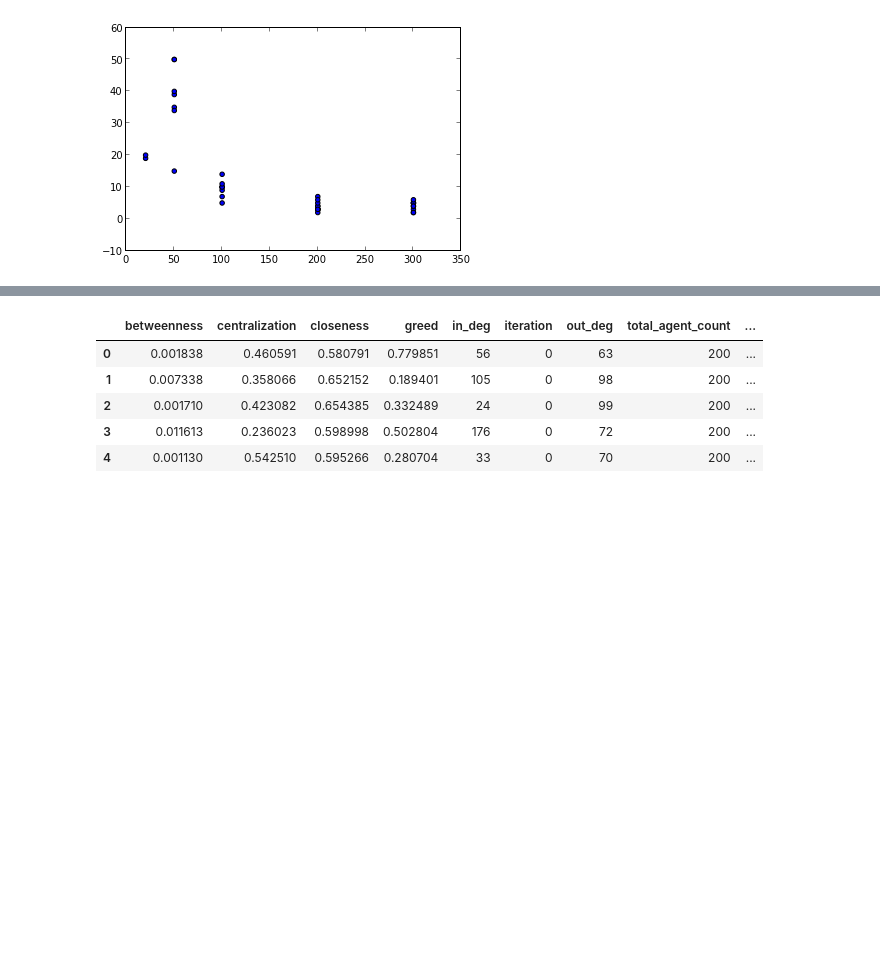
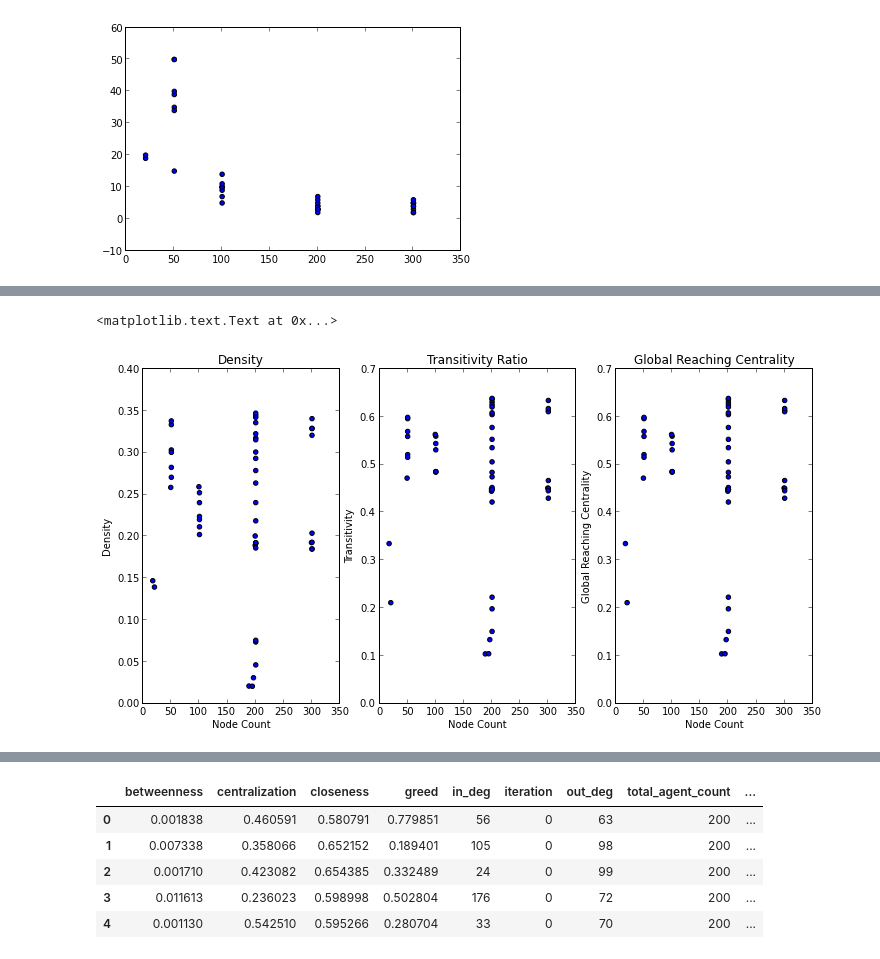
Before and after one commit to jackiekazil/goalnet, a Jupyter notebook: goalnet/analysis/Analysis 2.ipynb, the cells around one changed output, grey strips where cells are left out. Cells and saved outputs as stored; diff of their text form; code cells hidden in the pictures; blank space fills up the shorter version.

```diff
--- a/goalnet/analysis/Analysis 2.ipynb
+++ b/goalnet/analysis/Analysis 2.ipynb
@@ -53,0 +69,22 @@ plt.scatter(agent_counts, delta_tasks)
+# %%
+fig = plt.figure(figsize=(12,6))
+subplot1 = plt.subplot(131)
+subplot1.scatter(net_stats.size, net_stats.density)
+subplot1.set_title("Density")
+subplot1.set_xlabel("Node Count")
+subplot1.set_ylabel("Density")
+
+subplot2 = plt.subplot(132)
+subplot2.scatter(net_stats.size, net_stats.clustering)
+subplot2.set_title("Transitivity Ratio")
+subplot2.set_xlabel("Node Count")
+subplot2.set_ylabel("Transitivity")
+
+subplot3 = plt.subplot(133)
+subplot3.scatter(net_stats.size, net_stats.clustering)
+subplot3.set_title("Global Reaching Centrality")
+subplot3.set_xlabel("Node Count")
+subplot3.set_ylabel("Global Reaching Centrality ")
+# %% [output]
+<matplotlib.text.Text at 0x...>
+[figure, added]
```
Also changed, not shown: parts of 10 cells of this notebook, 4 other files.
